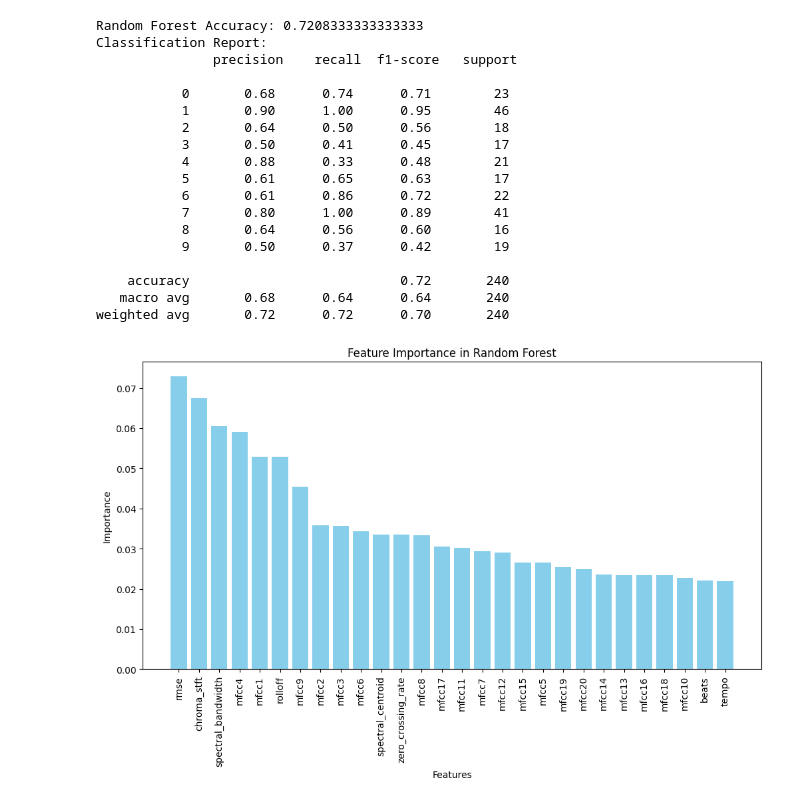
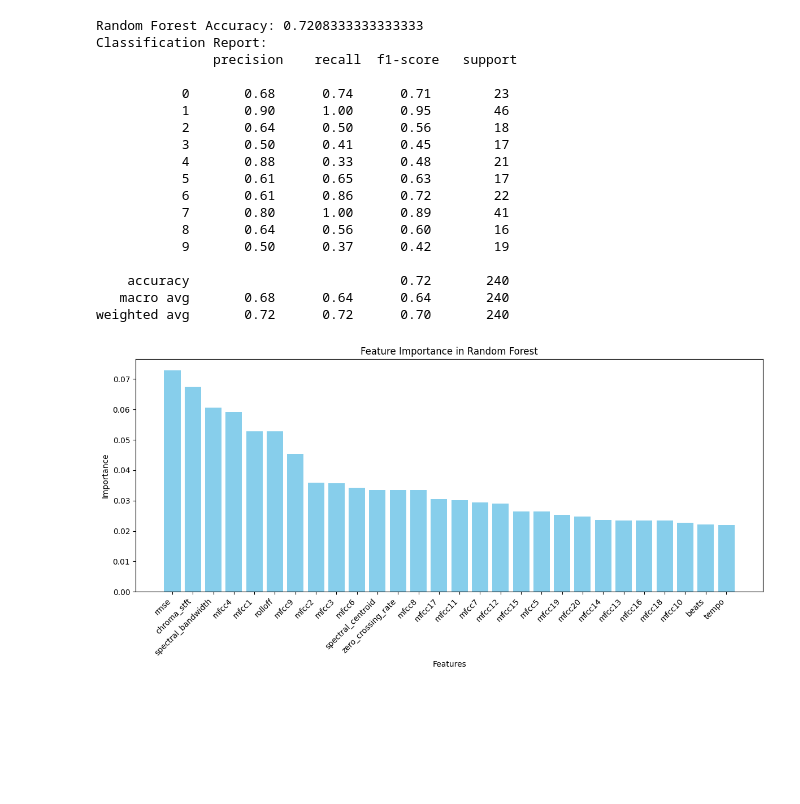
Before and after one commit to moeezawann/DataMiningFinalProject, a Jupyter notebook: notebooks/advanced_models.ipynb, the cells around one changed output. Cells and saved outputs as stored; diff of their text form; code cells hidden in the pictures; blank space fills up the shorter version.

Commit message:
display name of features properly

```diff
--- a/notebooks/advanced_models.ipynb
+++ b/notebooks/advanced_models.ipynb
@@ -17,51 +17,53 @@ X_normalized = scaler.fit_transform(X)
 
 # Split dataset
 X_train, X_test, y_train, y_test = train_test_split(X_normalized, y, test_size=0.2, random_state=42)
+# %%
+from sklearn.ensemble import RandomForestClassifier
+from sklearn.metrics import classification_report, accuracy_score
+
+# Train and evaluate Random Forest
+rf = RandomForestClassifier(n_estimators=100, random_state=42)
+rf.fit(X_train, y_train)
+y_pred = rf.predict(X_test)
+
+# Evaluate performance
+print("Random Forest Accuracy:", accuracy_score(y_test, y_pred))
+print("Classification Report:\n", classification_report(y_test, y_pred))
+# %% [output]
+Random Forest Accuracy: 0.7208333333333333
+Classification Report:
+               precision    recall  f1-score   support
+
+           0       0.68      0.74      0.71        23
+           1       0.90      1.00      0.95        46
+           2       0.64      0.50      0.56        18
+           3       0.50      0.41      0.45        17
+           4       0.88      0.33      0.48        21
+           5       0.61      0.65      0.63        17
+           6       0.61      0.86      0.72        22
+           7       0.80      1.00      0.89        41
+           8       0.64      0.56      0.60        16
+           9       0.50      0.37      0.42        19
+
+    accuracy                           0.72       240
+   macro avg       0.68      0.64      0.64       240
+weighted avg       0.72      0.72      0.70       240
 # %%
-from sklearn.ensemble import RandomForestClassifier
-from sklearn.metrics import classification_report, accuracy_score
-
-# Train and evaluate Random Forest
-rf = RandomForestClassifier(n_estimators=100, random_state=42)
-rf.fit(X_train, y_train)
-y_pred = rf.predict(X_test)
-
-# Evaluate performance
-print("Random Forest Accuracy:", accuracy_score(y_test, y_pred))
-print("Classification Report:\n", classification_report(y_test, y_pred))
-
-# Plot feature importance
+# Plot feature importance with angled labels
 import matplotlib.pyplot as plt
 import numpy as np
 
 importances = rf.feature_importances_
 indices = np.argsort(importances)[::-1]
 feature_names = df.drop(columns=['genre', 'label']).columns
 
 plt.figure(figsize=(12, 6))
 plt.bar(range(X.shape[1]), importances[indices], align="center", color="skyblue")
-plt.xticks(range(X.shape[1]), feature_names[indices], rotation=90)
+plt.xticks(range(X.shape[1]), feature_names[indices], rotation=45, ha="right")
 plt.title("Feature Importance in Random Forest")
 plt.xlabel("Features")
 plt.ylabel("Importance")
+plt.tight_layout()
 plt.show()
 # %% [output]
-Random Forest Accuracy: 0.7208333333333333
-Classification Report:
-               precision    recall  f1-score   support
-
-           0       0.68      0.74      0.71        23
-           1       0.90      1.00      0.95        46
-           2       0.64      0.50      0.56        18
-           3       0.50      0.41      0.45        17
-           4       0.88      0.33      0.48        21
-           5       0.61      0.65      0.63        17
-           6       0.61      0.86      0.72        22
-           7       0.80      1.00      0.89        41
-           8       0.64      0.56      0.60        16
-           9       0.50      0.37      0.42        19
-
-    accuracy                           0.72       240
-   macro avg       0.68      0.64      0.64       240
-weighted avg       0.72      0.72      0.70       240
-[figure, old version]
+[figure, new version]
```
Also changed, not shown: parts of 1 cell of this notebook.
